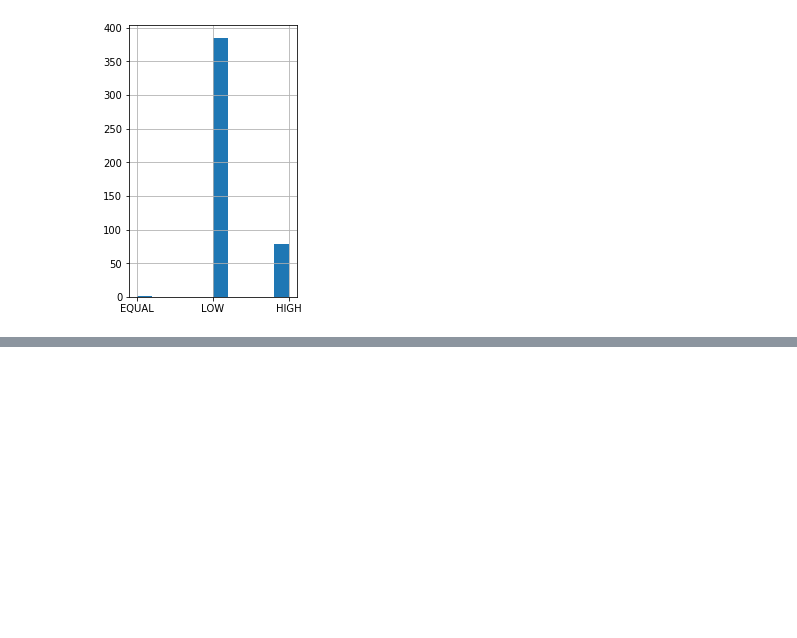
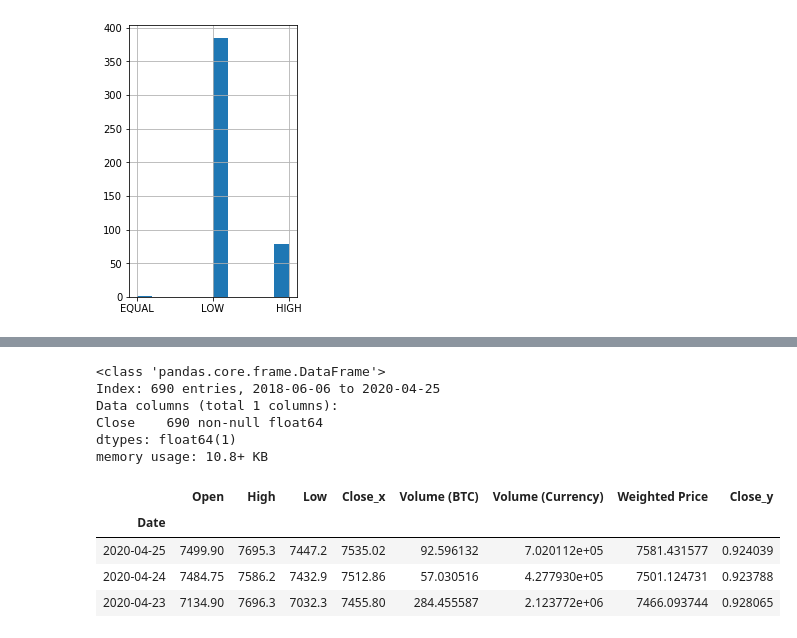
Before and after one commit to augustomatheuss/adlabs, a Jupyter notebook: python-classes/datascience/pandaslab.ipynb, the cells around one changed output, grey strips where cells are left out. Drawn from its saved outputs; the diff is of its cells as text; code cells hidden in the pictures; blank space fills up the shorter version.

Commit message:
pandas lab in python classes datascience updated, new datasets and some removed from datasets list

```diff
--- a/python-classes/datascience/pandaslab.ipynb
+++ b/python-classes/datascience/pandaslab.ipynb
@@ -298,0 +365,6 @@ Last close value 7623.7
+# %%
+# CSV filename
+usd2eur = "eur2usd - 1.csv"
+
+# Read CSV into Pandas DataFrame
+df_usd2eur = pd.read_csv(usd2eur, sep=',', index_col=0, encoding='utf-8', decimal='.')
@@ -298,0 +406,37 @@ Last close value 7623.7
+# %%
+# Changes in rows_labels will change the indexes in DataFrame df_usd2eur.
+rows_labels = df_usd2eur.index.values
+
+# Condition to not change twice the indexes
+# The indexes of df_usd2eur are changed to the same format of the indexes in df DataFrame.
+if len(rows_labels[0].split(" ")) == 2:
+    for idx in range(rows_labels.size):
+        # Example: 6/6/2018 23:58:00 -> 6/6/2018
+        date_only = rows_labels[idx].split(" ")[0]
+        # Example: 6/6/2018 -> ["6", "6", "2018"]
+        date_split = date_only.split("/")
+
+        day = date_split[1]
+        month = date_split[0]
+        year= date_split[2]
+
+        rows_labels[idx]= year + "-%02d" % int(month) + "-%02d" % int(day)
+
+df_usd2eur.info()
+# %% [output]
+<class 'pandas.core.frame.DataFrame'>
+Index: 690 entries, 2018-06-06 to 2020-04-25
+Data columns (total 1 columns):
+Close    690 non-null float64
+dtypes: float64(1)
+memory usage: 10.8+ KB
+# %%
+# df2 is the df DataFrame with the USD to EUR values
+df2 = pd.merge(df, df_usd2eur, on='Date')
+df2.head(n=3)
+# %% [output]
+|  | Open | High | Low | Close_x | Volume (BTC) | Volume (Currency) | Weighted Price | Close_y |
+| Date |  |  |  |  |  |  |  |  |
+| 2020-04-25 | 7499.90 | 7695.3 | 7447.2 | 7535.02 | 92.596132 | 7.020112e+05 | 7581.431577 | 0.924039 |
+| 2020-04-24 | 7484.75 | 7586.2 | 7432.9 | 7512.86 | 57.030516 | 4.277930e+05 | 7501.124731 | 0.923788 |
+| 2020-04-23 | 7134.90 | 7696.3 | 7032.3 | 7455.80 | 284.455587 | 2.123772e+06 | 7466.093744 | 0.928065 |
```
Also changed, not shown: parts of 14 cells of this notebook, 2 other files.
